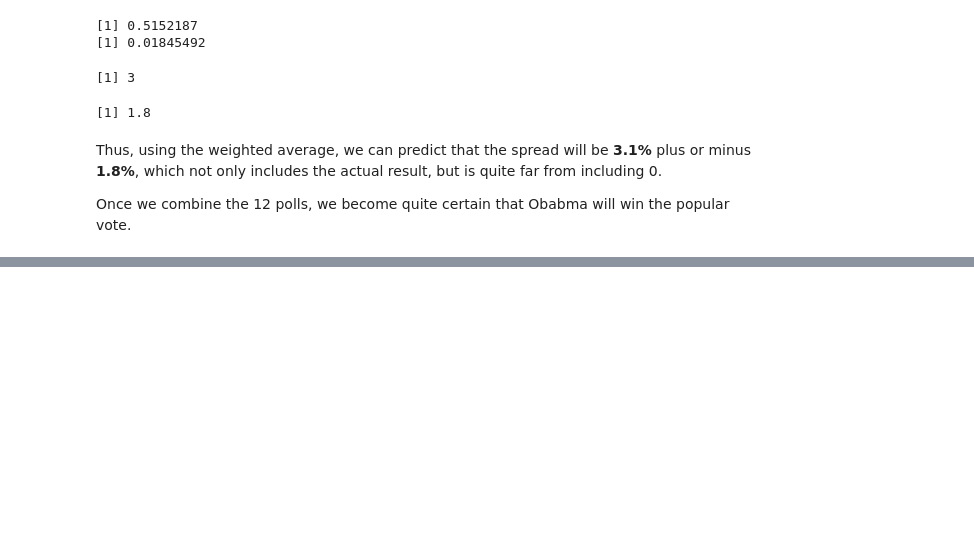
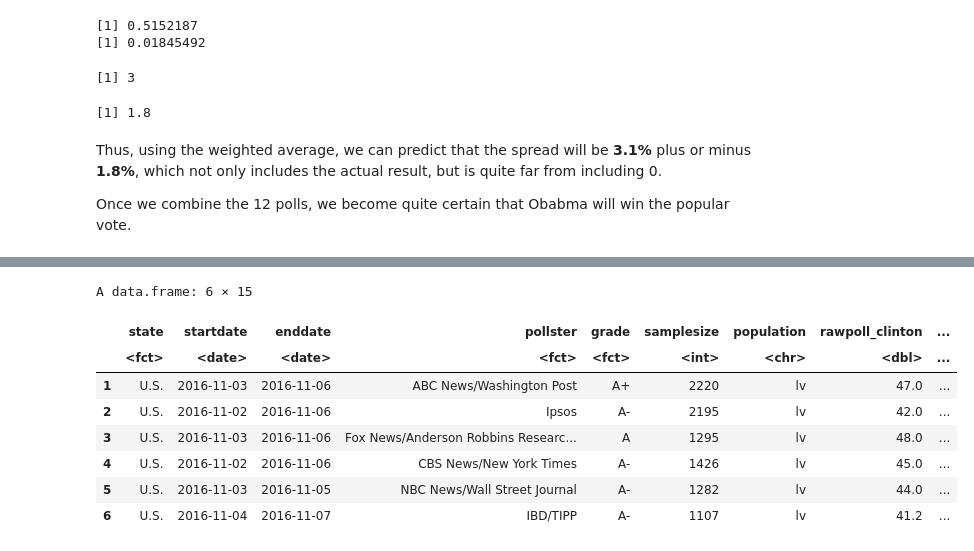
Before and after one commit to benitojpc/data-science-infering-modeling, a Jupyter notebook: Inference-Modeling.ipynb, the cells around one changed output, grey strips where cells are left out. Cells and saved outputs as stored; diff of their text form; code cells hidden in the pictures; blank space fills up the shorter version.

```diff
--- a/Inference-Modeling.ipynb
+++ b/Inference-Modeling.ipynb
@@ -1966,0 +2022,16 @@ However, that this was just a simulation, the actual data science exercise of fo
+# %%
+polls <- polls_us_election_2016 %>%
+            filter( state=="U.S." &
+                    enddate >= "2016-10-31" &
+                    ( grade %in% c("A+","A","A-","B+" ) | is.na(grade) ) )
+head( polls )
+# %% [output]
+A data.frame: 6 × 15
+|  | state | startdate | enddate | pollster | grade | samplesize | population | rawpoll_clinton | ... |
+|  | <fct> | <date> | <date> | <fct> | <fct> | <int> | <chr> | <dbl> | ... |
+| 1 | U.S. | 2016-11-03 | 2016-11-06 | ABC News/Washington Post | A+ | 2220 | lv | 47.0 | ... |
+| 2 | U.S. | 2016-11-02 | 2016-11-06 | Ipsos | A- | 2195 | lv | 42.0 | ... |
+| 3 | U.S. | 2016-11-03 | 2016-11-06 | Fox News/Anderson Robbins Researc... | A | 1295 | lv | 48.0 | ... |
+| 4 | U.S. | 2016-11-02 | 2016-11-06 | CBS News/New York Times | A- | 1426 | lv | 45.0 | ... |
+| 5 | U.S. | 2016-11-03 | 2016-11-05 | NBC News/Wall Street Journal | A- | 1282 | lv | 44.0 | ... |
+| 6 | U.S. | 2016-11-04 | 2016-11-07 | IBD/TIPP | A- | 1107 | lv | 41.2 | ... |
```
Also changed, not shown: parts of 21 cells of this notebook.
